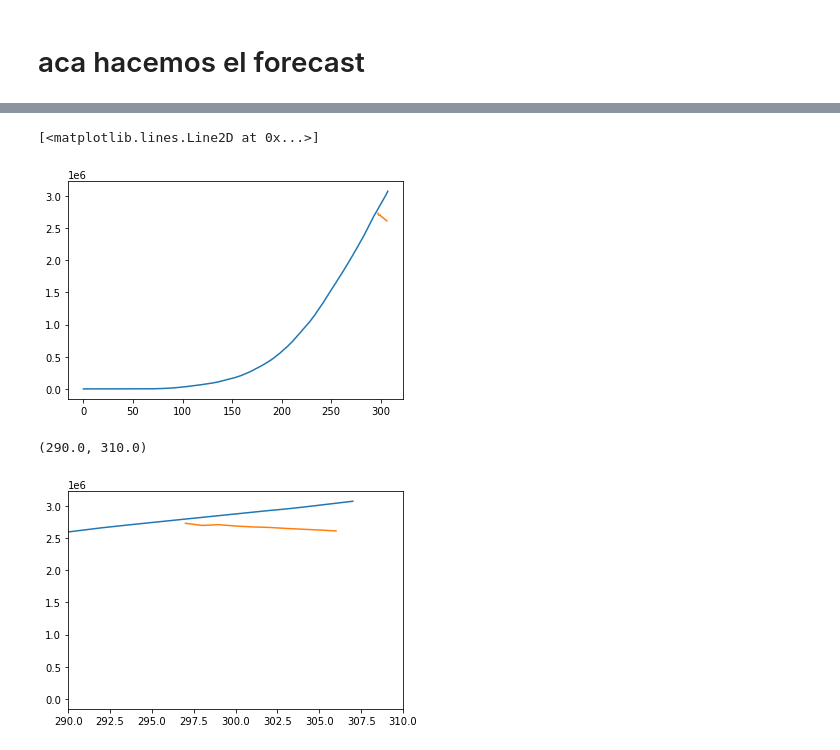
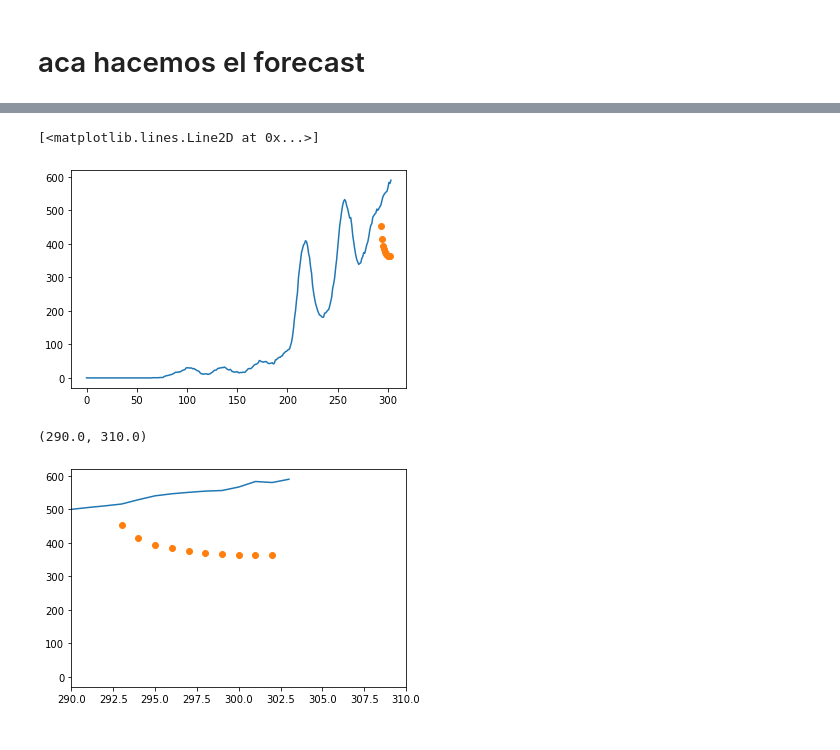
Before and after one commit to denisecammarota/DeepLearning, a Jupyter notebook: TP_Final/StackedLSTM_PruebaCasosAcumulados_FuncionaOk.ipynb, the cells around one changed output, grey strips where cells are left out. Saved outputs shown, nothing was run; the diff lists cells and outputs as text; code cells hidden in the pictures.

```diff
--- a/TP_Final/StackedLSTM_PruebaCasosAcumulados_FuncionaOk.ipynb
+++ b/TP_Final/StackedLSTM_PruebaCasosAcumulados_FuncionaOk.ipynb
@@ -18,8 +18,9 @@ def create_dataset(dataset, time_step=1):
     return np.array(dataX), np.array(dataY)
 # %%
 #cargo primero los datos
-file_dir = 'Datos/arg.txt'
+file_dir = 'Datos/RiesgoBariloche'
 data = pd.read_csv(file_dir,sep=",",quotechar='"',na_values=[''])
+data = data["incidenciaAcum14d"]
 df = pd.DataFrame(data)
 df = df.to_numpy()
 df1 = np.copy(df) #el original
@@ -29,7 +30,7 @@ df1 = df1[:-10] #saco los ultimos 10 dias retrasados
 #normalizacion
 scaler = MinMaxScaler(feature_range=(0,1))
 df = scaler.fit_transform(df.reshape(-1,1))
-df += np.random.normal(0,0.02,df.shape)
+df += np.random.normal(0,0.01,df.shape)
 df = df.reshape(-1,1)
 #split en train y test
 training_size=int(len(df)*0.8)
@@ -47,8 +48,11 @@ x_test = x_test.reshape(x_test.shape[0],x_test.shape[1] , 1)
 model = keras.Sequential()
 model.add(keras.layers.LSTM(units=100,activation='relu',return_sequences=True,input_shape=(lag,1),recurrent_dropout=0.2))
 model.add(keras.layers.LSTM(units=100,activation='relu',recurrent_dropout=0.2))
+#model.add(keras.layers.Dense(units=64,activation='relu'))
+#model.add(keras.layers.Dense(units=32,activation='relu'))
 model.add(keras.layers.Dense(units=1))
-model.compile(optimizer='adam',loss=keras.losses.MSE,metrics=['mse']) #metrics=['mean_absolute_percentage_error']
+optimizer = keras.optimizers.Adam(5e-2)
+model.compile(optimizer,loss=keras.losses.MSE,metrics=['mse']) #metrics=['mean_absolute_percentage_error']
 model.summary()
-history = model.fit(x_train, y_train,epochs=300,validation_data=(x_test,y_test),batch_size=8,verbose=2)
+history = model.fit(x_train, y_train,epochs=100,validation_data=(x_test,y_test),batch_size=8,verbose=2)
 # %% [output]
@@ -149,2 +153,2 @@ while(i<10):
 # %%
-scaler.inverse_transform(lst_output)
+lst_output = scaler.inverse_transform(lst_output)
@@ -162,16 +155,16 @@ array([[2732499.1655218 ],
 # %%
 plt.plot(df1)
 dias_forecast = np.arange(0,10) + len(df) - 1
-plt.plot(dias_forecast,scaler.inverse_transform(lst_output))
+plt.plot(dias_forecast,lst_output,'o')
 #plt.xlim(290,310)
 # %% [output]
 [<matplotlib.lines.Line2D at 0x...>]
-[figure, old version]
+[figure, new version]
 # %%
 plt.plot(df1)
 dias_forecast = np.arange(0,10) + len(df) - 1
-plt.plot(dias_forecast,scaler.inverse_transform(lst_output))
+plt.plot(dias_forecast,lst_output,'o')
 plt.xlim(290,310)
 # %% [output]
 (290.0, 310.0)
-[figure, old version]
+[figure, new version]
```
Also changed, not shown: parts of 8 cells of this notebook, 6 other files.
